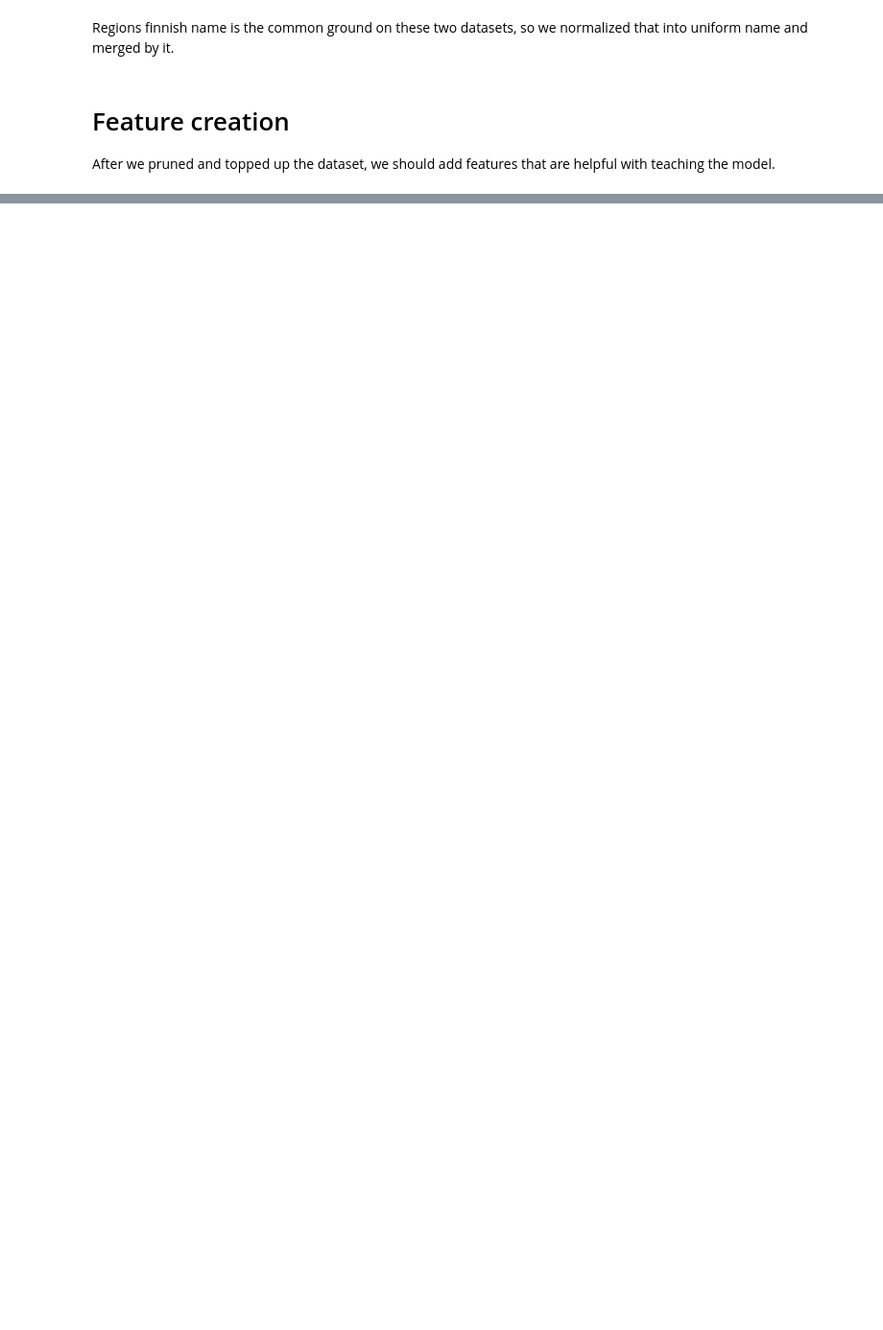
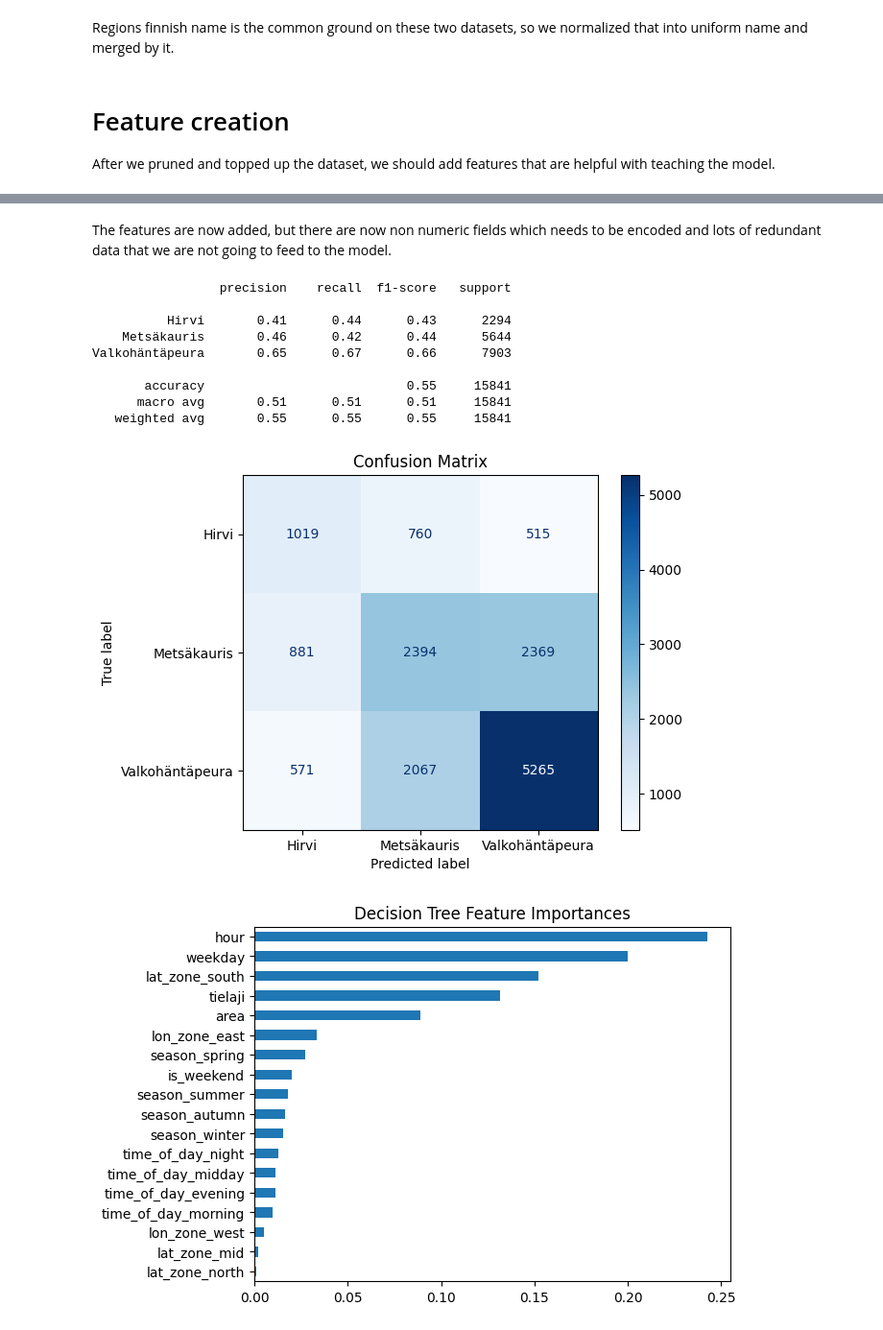
Before and after one commit to jonnevuorela/data-analytics, a Jupyter notebook: assignment_5_data_processing_&_scikit-learn.ipynb, the cells around one changed output, grey strips where cells are left out. Shown at 96% size. Cells and saved outputs as stored; diff of their text form; code cells hidden in the pictures; blank space fills up the shorter version.

```diff
--- a/assignment_5_data_processing_&_scikit-learn.ipynb
+++ b/assignment_5_data_processing_&_scikit-learn.ipynb
@@ -88,0 +159,55 @@ we should add features that are helpful with teaching the model.
+# %% [markdown]
+The features are now added,
+but there are now non numeric fields which needs to be encoded
+and lots of redundant data that we are not going to feed to the model.
+# %%
+
+from sklearn.model_selection import train_test_split
+from sklearn.preprocessing import LabelEncoder
+from sklearn.tree import DecisionTreeClassifier
+from sklearn.metrics import classification_report, ConfusionMatrixDisplay
+import matplotlib.pyplot as plt
+
+# Segregate numeric features and non-numeric ones.
+categorical_cols = ['time_of_day', 'season', 'lat_zone', 'lon_zone']
+numeric_features = ['hour', 'weekday', 'is_weekend', 'area', 'tielaji']
+
+# One-hot encoding to non numeric values
+df_encoded = pd.get_dummies(df, columns=categorical_cols, drop_first=False)
+
+# Find generated one-hot encoded column names and add them to complete list of features
+one_hot_features = [col for col in df_encoded.columns if any(col.startswith(prefix + '_') for prefix in categorical_cols)]
+feature_cols = numeric_features + one_hot_features
+
+x = df_encoded[feature_cols]
+y = LabelEncoder().fit_transform(df_encoded['riistalajiNimi'])
+x_train, x_test, y_train, y_test = train_test_split(x, y, test_size=0.25)
+
+dt = DecisionTreeClassifier()
+dt.fit(x_train, y_train)
+y_pred_dt = dt.predict(x_test)
+
+le = LabelEncoder().fit(df_encoded['riistalajiNimi'])
+print(classification_report(y_test, y_pred_dt, target_names=le.classes_))
+
+ConfusionMatrixDisplay.from_predictions(y_test, y_pred_dt, display_labels=le.classes_, cmap='Blues')
+plt.title('Confusion Matrix')
+plt.show()
+
+importance = pd.Series(dt.feature_importances_, index=x.columns)
+importance.sort_values().plot(kind='barh')
+
+plt.title('Decision Tree Feature Importances')
+plt.show()
+# %% [output]
+                 precision    recall  f1-score   support
+
+          Hirvi       0.41      0.44      0.43      2294
+    Metsäkauris       0.46      0.42      0.44      5644
+Valkohäntäpeura       0.65      0.67      0.66      7903
+
+       accuracy                           0.55     15841
+      macro avg       0.51      0.51      0.51     15841
+   weighted avg       0.55      0.55      0.55     15841
+[figure, added]
+[figure, added]
```
Also changed, not shown: parts of 6 cells of this notebook.
